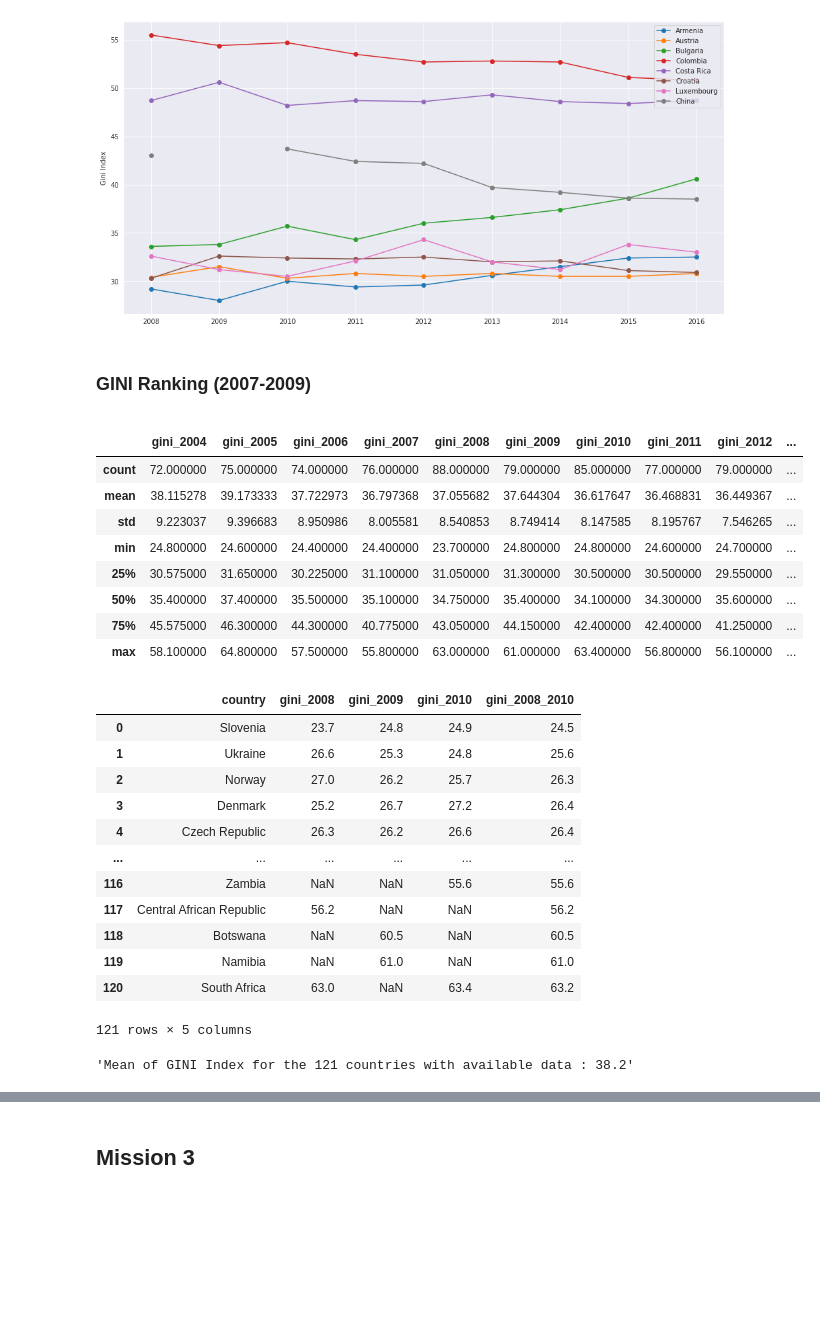
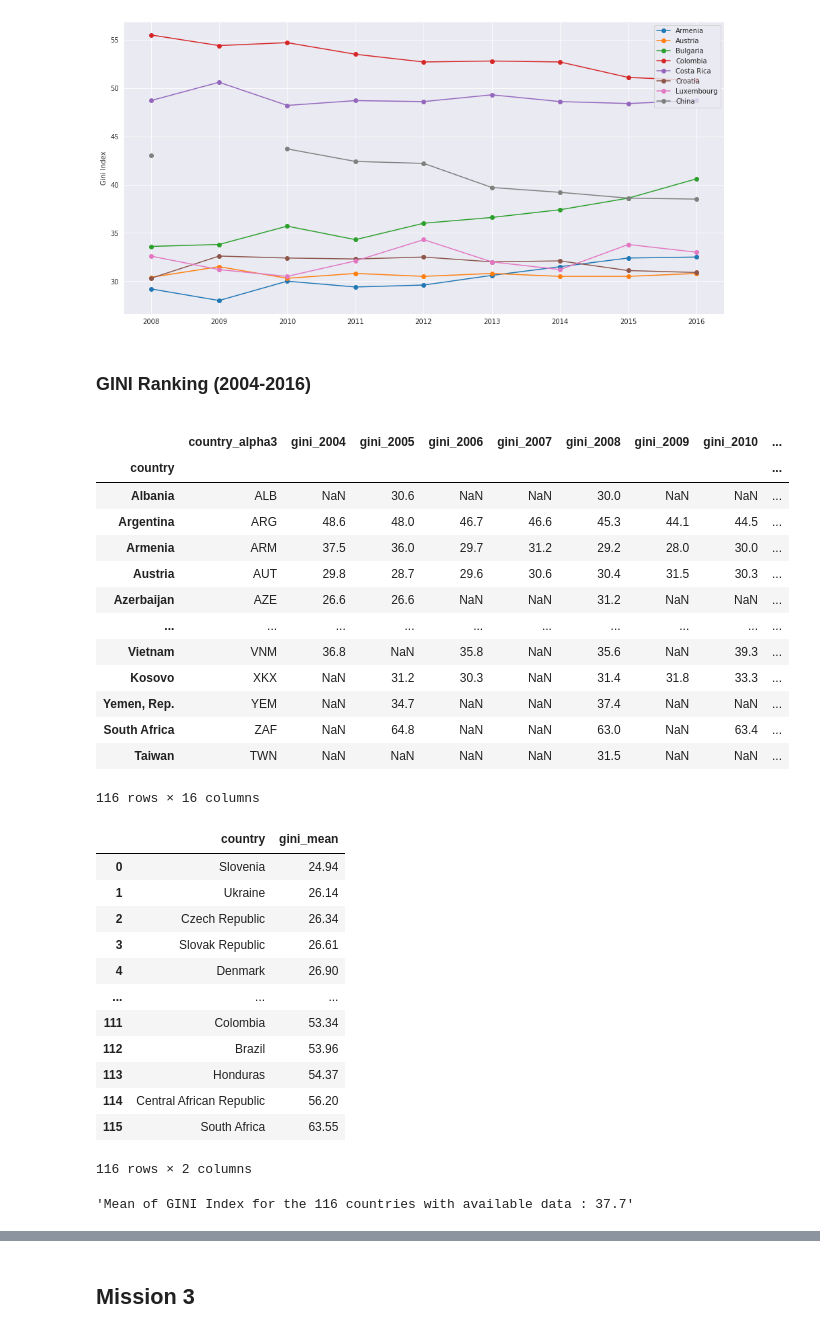
Before and after one commit to Michael-Orange/income_distribution, a Jupyter notebook: P7.ipynb, the cells around one changed output, grey strips where cells are left out. Drawn from its saved outputs; the diff is of its cells as text; code cells hidden in the pictures; blank space fills up the shorter version.

```diff
--- a/P7.ipynb
+++ b/P7.ipynb
@@ -366,5 +375,5 @@ for key in dict_year:
     #calculate GINI for the countries with no gini index
     for z in no_gini:
         X = income_disti.loc[income_disti.country_alpha3 == z].income.values
-        gini.loc[gini['country_alpha3'] == z, dict_year[key]] = (gini_cal(X)*100).round(1)
+        gini.loc[gini['country_alpha3'] == z, dict_year[key]] = (calculate_gini(X)*100).round(1)
 # %% [markdown]
@@ -372,5 +381,12 @@ for key in dict_year:
-# %%
-gini['gini_mean'] = gini.iloc[:,2:].mean(axis=1).round(1)
+# %%
+for k in gini.index:
+    values = np.array(gini.iloc[k][2:].tolist())
+    values_excl_nan = values[~np.isnan(values)]
+
+    if values_excl_nan.size > 0:
+        gini.loc[gini.index == k, 'gini_mean'] = np.nanmean(values_excl_nan).round(2)
+# %%
+income_disti = pd.merge(income_disti, gini[['country_alpha3', 'gini_mean']], how='left')
 # %% [markdown]
 <h2>Mission 2</h2><a id='mission 2'></a>
 # %% [markdown]
@@ -711,44 +694,47 @@ plt.show()
 # %% [output]
 [figure]
 # %% [markdown]
-<h3>GINI Ranking (2007-2009)</h3><a id='gini_rank'></a>
+<h3>GINI Ranking (2004-2016)</h3><a id='gini_rank'></a>
 # %%
-gini.describe()
+gini
 # %% [output]
-|  | gini_2004 | gini_2005 | gini_2006 | gini_2007 | gini_2008 | gini_2009 | gini_2010 | gini_2011 | gini_2012 | ... |
-| count | 72.000000 | 75.000000 | 74.000000 | 76.000000 | 88.000000 | 79.000000 | 85.000000 | 77.000000 | 79.000000 | ... |
-| mean | 38.115278 | 39.173333 | 37.722973 | 36.797368 | 37.055682 | 37.644304 | 36.617647 | 36.468831 | 36.449367 | ... |
-| std | 9.223037 | 9.396683 | 8.950986 | 8.005581 | 8.540853 | 8.749414 | 8.147585 | 8.195767 | 7.546265 | ... |
-| min | 24.800000 | 24.600000 | 24.400000 | 24.400000 | 23.700000 | 24.800000 | 24.800000 | 24.600000 | 24.700000 | ... |
-| 25% | 30.575000 | 31.650000 | 30.225000 | 31.100000 | 31.050000 | 31.300000 | 30.500000 | 30.500000 | 29.550000 | ... |
-| 50% | 35.400000 | 37.400000 | 35.500000 | 35.100000 | 34.750000 | 35.400000 | 34.100000 | 34.300000 | 35.600000 | ... |
-| 75% | 45.575000 | 46.300000 | 44.300000 | 40.775000 | 43.050000 | 44.150000 | 42.400000 | 42.400000 | 41.250000 | ... |
-| max | 58.100000 | 64.800000 | 57.500000 | 55.800000 | 63.000000 | 61.000000 | 63.400000 | 56.800000 | 56.100000 | ... |
+|  | country_alpha3 | gini_2004 | gini_2005 | gini_2006 | gini_2007 | gini_2008 | gini_2009 | gini_2010 | ... |
+| country |  |  |  |  |  |  |  |  | ... |
+| Albania | ALB | NaN | 30.6 | NaN | NaN | 30.0 | NaN | NaN | ... |
+| Argentina | ARG | 48.6 | 48.0 | 46.7 | 46.6 | 45.3 | 44.1 | 44.5 | ... |
+| Armenia | ARM | 37.5 | 36.0 | 29.7 | 31.2 | 29.2 | 28.0 | 30.0 | ... |
+| Austria | AUT | 29.8 | 28.7 | 29.6 | 30.6 | 30.4 | 31.5 | 30.3 | ... |
+| Azerbaijan | AZE | 26.6 | 26.6 | NaN | NaN | 31.2 | NaN | NaN | ... |
+| ... | ... | ... | ... | ... | ... | ... | ... | ... | ... |
+| Vietnam | VNM | 36.8 | NaN | 35.8 | NaN | 35.6 | NaN | 39.3 | ... |
+| Kosovo | XKX | NaN | 31.2 | 30.3 | NaN | 31.4 | 31.8 | 33.3 | ... |
+| Yemen, Rep. | YEM | NaN | 34.7 | NaN | NaN | 37.4 | NaN | NaN | ... |
+| South Africa | ZAF | NaN | 64.8 | NaN | NaN | 63.0 | NaN | 63.4 | ... |
+| Taiwan | TWN | NaN | NaN | NaN | NaN | 31.5 | NaN | NaN | ... |
+116 rows × 16 columns
 # %%
-gini_rank = gini[['gini_2008', 'gini_2009', 'gini_2010']].copy()
-gini_rank['gini_2008_2010'] = gini_rank.mean(axis=1).round(1)
-gini_rank.sort_values(by='gini_2008_2010', inplace=True)
+gini_rank = gini[['gini_mean']].copy()
+gini_rank.sort_values(by='gini_mean', inplace=True)
 gini_rank.reset_index(inplace=True)
-gini_rank.dropna(subset=['gini_2008_2010'], inplace=True)
 gini_rank
 # %% [output]
-|  | country | gini_2008 | gini_2009 | gini_2010 | gini_2008_2010 |
-| 0 | Slovenia | 23.7 | 24.8 | 24.9 | 24.5 |
-| 1 | Ukraine | 26.6 | 25.3 | 24.8 | 25.6 |
-| 2 | Norway | 27.0 | 26.2 | 25.7 | 26.3 |
-| 3 | Denmark | 25.2 | 26.7 | 27.2 | 26.4 |
-| 4 | Czech Republic | 26.3 | 26.2 | 26.6 | 26.4 |
-| ... | ... | ... | ... | ... | ... |
-| 116 | Zambia | NaN | NaN | 55.6 | 55.6 |
-| 117 | Central African Republic | 56.2 | NaN | NaN | 56.2 |
-| 118 | Botswana | NaN | 60.5 | NaN | 60.5 |
-| 119 | Namibia | NaN | 61.0 | NaN | 61.0 |
-| 120 | South Africa | 63.0 | NaN | 63.4 | 63.2 |
+|  | country | gini_mean |
+| 0 | Slovenia | 24.94 |
+| 1 | Ukraine | 26.14 |
+| 2 | Czech Republic | 26.34 |
+| 3 | Slovak Republic | 26.61 |
+| 4 | Denmark | 26.90 |
+| ... | ... | ... |
+| 111 | Colombia | 53.34 |
+| 112 | Brazil | 53.96 |
+| 113 | Honduras | 54.37 |
+| 114 | Central African Republic | 56.20 |
+| 115 | South Africa | 63.55 |
-121 rows × 5 columns
+116 rows × 2 columns
 # %%
 'Mean of GINI Index for the {} countries with available data : {}'.format(
-    len(gini_rank), round(np.mean(gini_rank['gini_2008_2010']),1))
+    len(gini_rank), round(np.mean(gini_rank['gini_mean']),1))
 # %% [output]
-'Mean of GINI Index for the 121 countries with available data : 38.2'
+'Mean of GINI Index for the 116 countries with available data : 37.7'
 # %%
 # 5 countries with higest GINI index (highest level of inequality)
```
Also changed, not shown: parts of 49 cells of this notebook, 7 other files.
